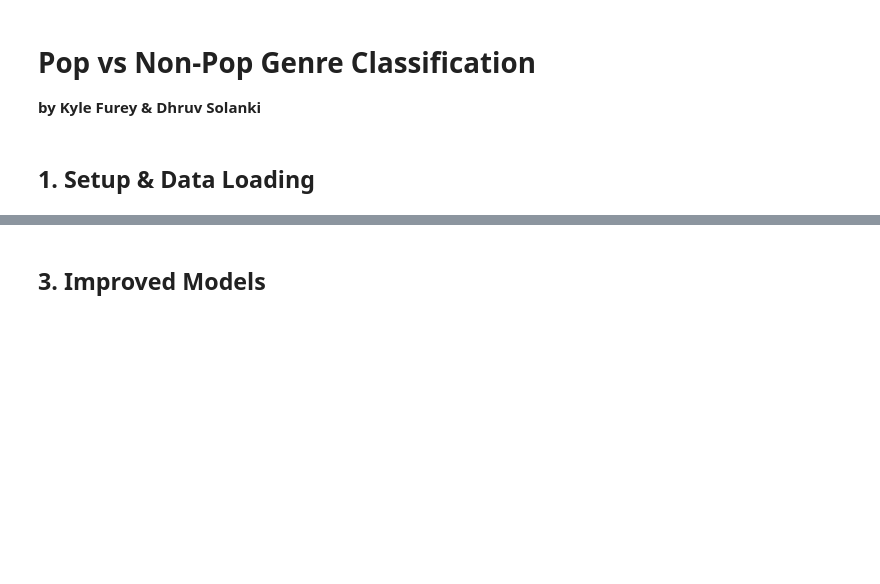
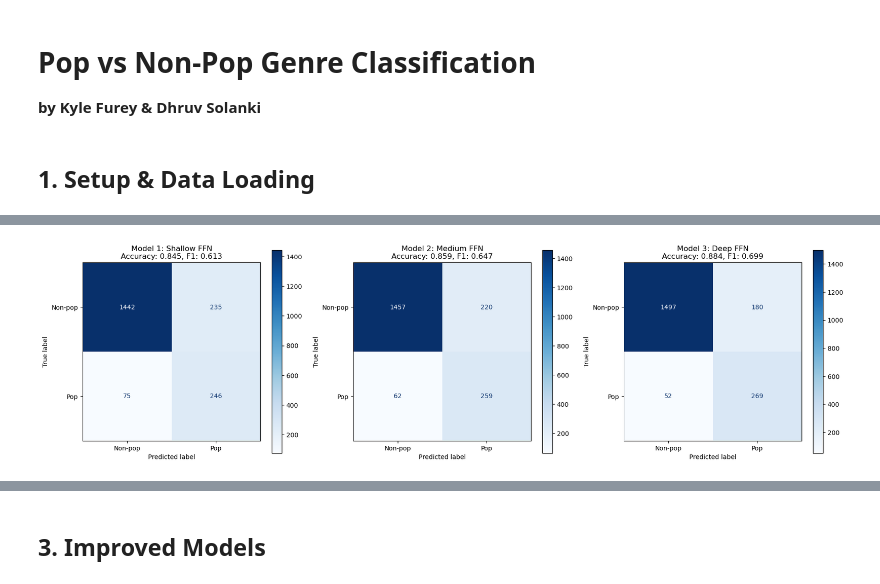
Before and after one commit to dhruvworld/Kyle_solanki_Music, a Jupyter notebook: Furey_Solanki_PopMusicFFNN.ipynb.ipynb, the cells around one changed output, grey strips where cells are left out. Saved outputs shown, nothing was run; the diff lists cells and outputs as text; code cells hidden in the pictures; blank space fills up the shorter version.

```diff
--- a/Furey_Solanki_PopMusicFFNN.ipynb.ipynb
+++ b/Furey_Solanki_PopMusicFFNN.ipynb.ipynb
@@ -200,20 +257,0 @@ plt.show()
-# %%
-# Evaluate on test set
-print('Evaluating on test set ...')
-
-probs = model.predict(X_test_np).ravel()
-preds = (probs >= 0.5).astype(int)
-
-print('\nClassification report (0 = non-pop, 1 = pop):')
-print(classification_report(y_test, preds, digits=3))
-
-try:
-    auc = roc_auc_score(y_test, probs)
-    print(f'ROC AUC: {auc:.3f}')
-except Exception as e:
-    print('Could not compute ROC AUC:', e)
-
-cm = confusion_matrix(y_test, preds)
-ConfusionMatrixDisplay(cm, display_labels=['Non-pop', 'Pop']).plot()
-plt.title('Confusion Matrix')
-plt.show()
@@ -233,0 +934,14 @@ else:
+# %%
+# Plot Confusion Matrices for all 3 models
+fig, axes = plt.subplots(1, 3, figsize=(18, 5))
+
+for idx, (name, metrics) in enumerate(results.items()):
+    cm = metrics['cm']
+    disp = ConfusionMatrixDisplay(cm, display_labels=['Non-pop', 'Pop'])
+    disp.plot(ax=axes[idx], cmap='Blues', values_format='d')
+    axes[idx].set_title(f'{name}\nAccuracy: {metrics["accuracy"]:.3f}, F1: {metrics["f1"]:.3f}')
+
+plt.tight_layout()
+plt.show()
+# %% [output]
+[figure, added]
```
Also changed, not shown: parts of 29 cells of this notebook.
